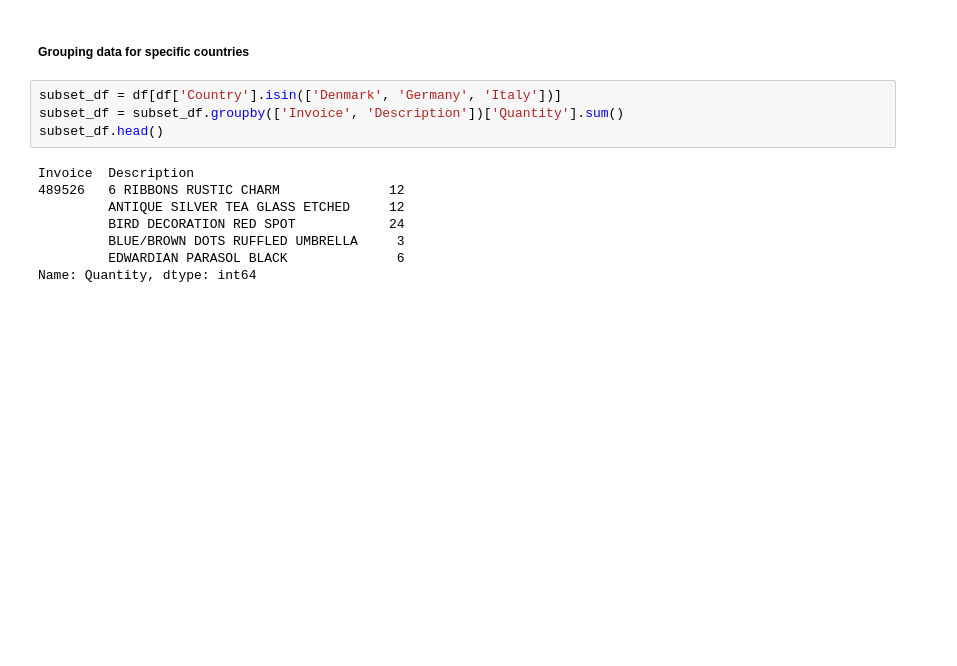
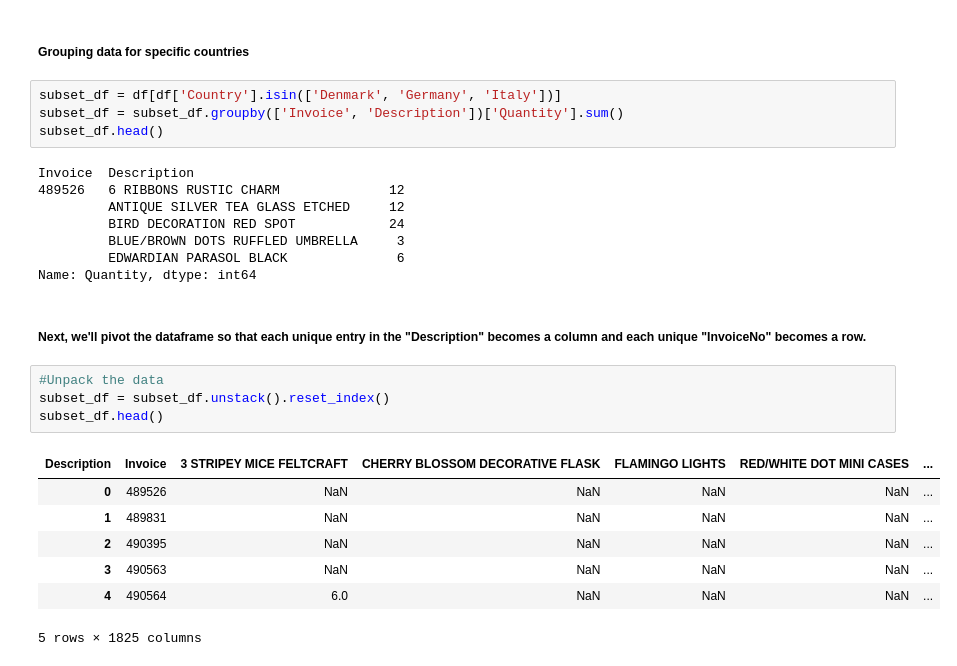
Before and after one commit to Cheapanha-Sok/Apriori-Algorithm, a Jupyter notebook: AprioriAlgorithm.ipynb, the cells around one changed output. Cells and saved outputs as stored; diff of their text form; blank space fills up the shorter version.

```diff
--- a/AprioriAlgorithm.ipynb
+++ b/AprioriAlgorithm.ipynb
@@ -126,3 +123,17 @@ Invoice  Description
          BLUE/BROWN DOTS RUFFLED UMBRELLA     3
          EDWARDIAN PARASOL BLACK              6
 Name: Quantity, dtype: int64
+# %% [markdown]
+##### Next, we'll pivot the dataframe so that each unique entry in the "Description" becomes a column and each unique "InvoiceNo" becomes a row.
+# %%
+#Unpack the data
+subset_df = subset_df.unstack().reset_index()
+subset_df.head()
+# %% [output]
+| Description | Invoice | 3 STRIPEY MICE FELTCRAFT | CHERRY BLOSSOM DECORATIVE FLASK | FLAMINGO LIGHTS | RED/WHITE DOT MINI CASES | ... |
+| 0 | 489526 | NaN | NaN | NaN | NaN | ... |
+| 1 | 489831 | NaN | NaN | NaN | NaN | ... |
+| 2 | 490395 | NaN | NaN | NaN | NaN | ... |
+| 3 | 490563 | NaN | NaN | NaN | NaN | ... |
+| 4 | 490564 | 6.0 | NaN | NaN | NaN | ... |
+5 rows × 1825 columns
```
Also changed, not shown: parts of 25 cells of this notebook.
